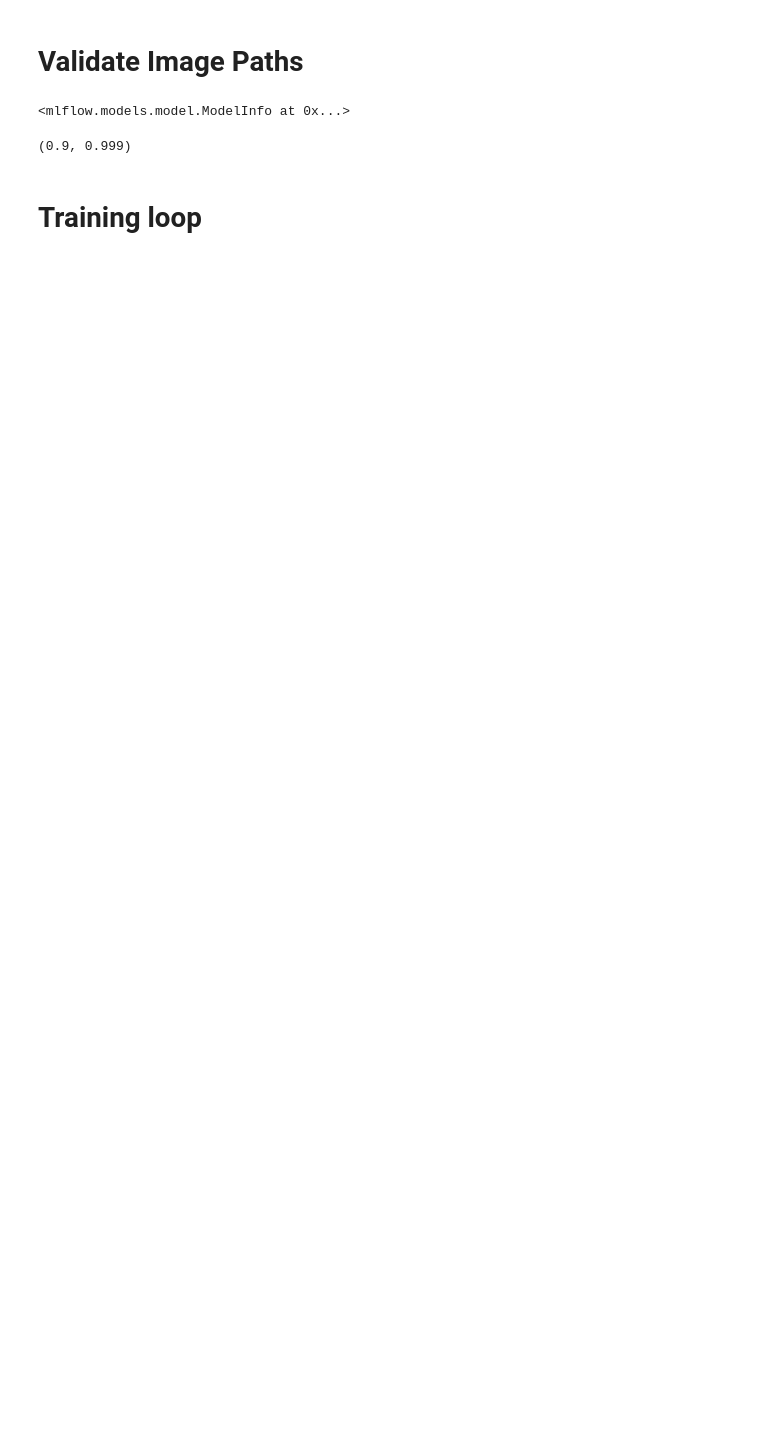
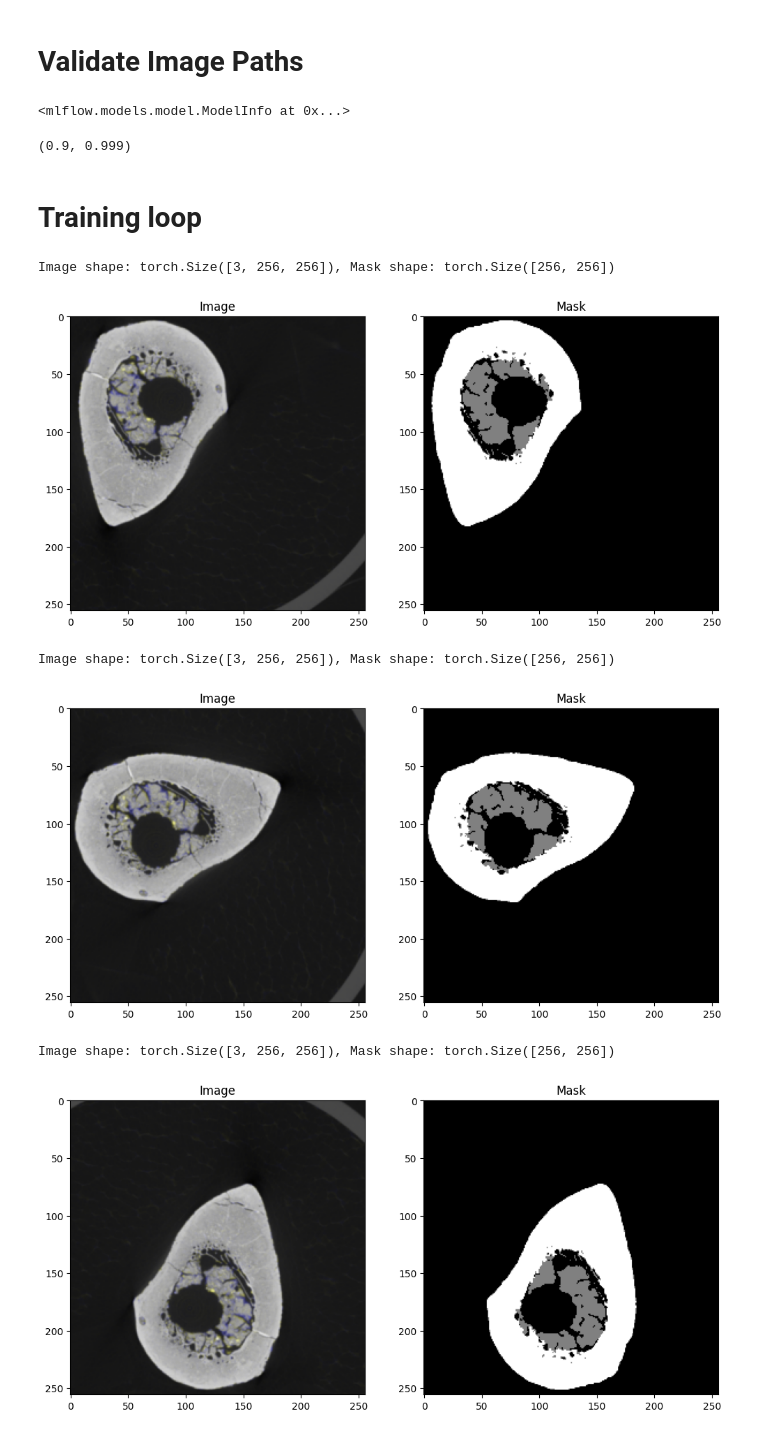
Before and after one commit to N-Van/IA-SeReOs, a Jupyter notebook: training_adapted.ipynb, the cells around one changed output. Drawn from its saved outputs; the diff is of its cells as text; code cells hidden in the pictures; blank space fills up the shorter version.

```diff
--- a/training_adapted.ipynb
+++ b/training_adapted.ipynb
@@ -1053,0 +1013,35 @@ def rdn_val(net, data_set, i_epoch=None, class_num=3):
+# %%
+def visualize_patches(dataset, idx):
+    sample = dataset[idx]
+    image = sample['image']
+    mask = sample['mask']
+    print(f"Image shape: {image.shape}, Mask shape: {mask.shape}")
+
+    plt.figure(figsize=(12, 6))
+
+    plt.subplot(1, 2, 1)
+    plt.title("Image")
+    if image.ndim == 2:
+        plt.imshow(image, cmap='gray')
+    elif image.ndim == 3:
+        if image.shape[0] == 1:
+            plt.imshow(image[0], cmap='gray')
+        else:
+            plt.imshow(np.transpose(image, (1, 2, 0)), cmap='gray')
+
+    plt.subplot(1, 2, 2)
+    plt.title("Mask")
+    plt.imshow(mask, cmap='gray')
+
+    plt.show()
+
+# Visualize a few patches from the training dataset
+for i in range(3):
+    visualize_patches(train_data_loader.dataset, i)
+# %% [output]
+Image shape: torch.Size([3, 256, 256]), Mask shape: torch.Size([256, 256])
+[figure, added]
+Image shape: torch.Size([3, 256, 256]), Mask shape: torch.Size([256, 256])
+[figure, added]
+Image shape: torch.Size([3, 256, 256]), Mask shape: torch.Size([256, 256])
+[figure, added]
```
Also changed, not shown: parts of 17 cells of this notebook, 3 other files.
